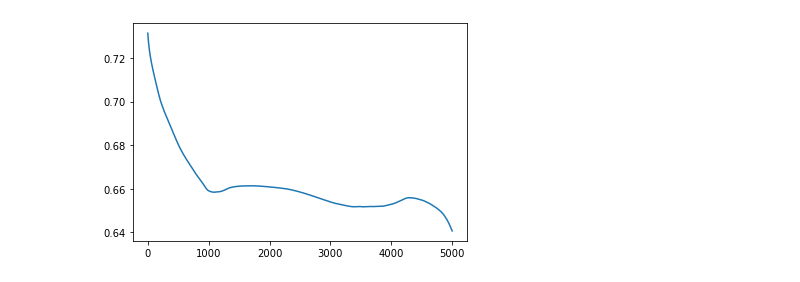
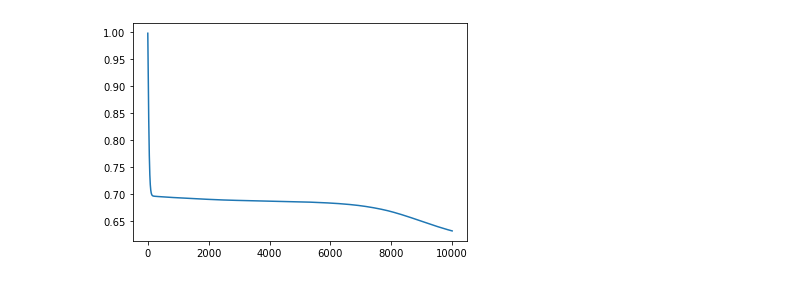
Before and after one commit to nik-shvetsov/nn_moons_circles, a Jupyter notebook: numpy_nn.ipynb, the cells around one changed output. Saved outputs shown, nothing was run; the diff lists cells and outputs as text; code cells hidden in the pictures.

```diff
--- a/numpy_nn.ipynb
+++ b/numpy_nn.ipynb
@@ -220,6 +221,6 @@ Accuracy of test inference: 0.847
 # %%
-mlp_circles = MLP(2, 8, 8, 2, 0.0001, "rand", h_act="lrelu", o_act="softmax")
-mlp_circles.fit(x_train_circles, y_train_circles_oh, 5000)
+mlp_circles = MLP(2, 8, 8, 2, 0.0001, "normal", h_act="lrelu", o_act="softmax")
+mlp_circles.fit(x_train_circles, y_train_circles_oh, 10000)
 plt.plot(mlp_circles.losses)
 print(f"Minimum loss: {min(mlp_circles.losses)}")
 print (f"Accuracy of test inference: {accuracy(mlp_circles.infer(x_test_circles), y_test_circles_oh)}")
@@ -229,4 +230,4 @@ Accuracy of test inference: 0.625
-[figure, old version]
+[figure, new version]
 # %%
 test_results = mlp_moons.infer(x_test_moons)
 
```
Also changed, not shown: parts of 13 cells of this notebook.
